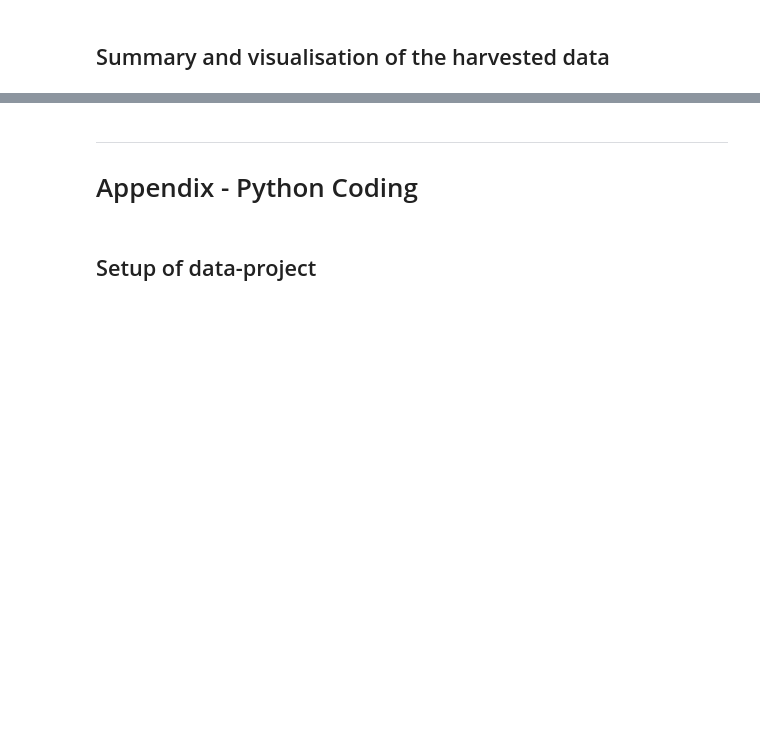
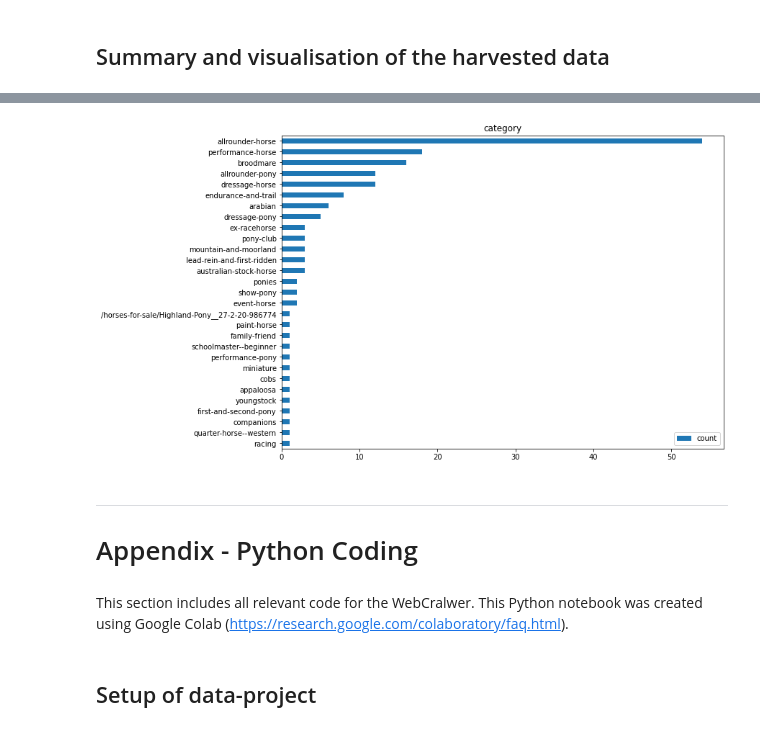
Before and after one commit to LachlanSharp/Lorem-ipsum, a Jupyter notebook: A3_Deliverable_2_Lachlan_Sharp.ipynb, the cells around one changed output, grey strips where cells are left out. Drawn from its saved outputs; the diff is of its cells as text; code cells hidden in the pictures; blank space fills up the shorter version.

```diff
--- a/A3_Deliverable_2_Lachlan_Sharp.ipynb
+++ b/A3_Deliverable_2_Lachlan_Sharp.ipynb
@@ -197,7 +347,19 @@ By default (and design), the `BeautifulSoup` library would “loose” the emoji
+# %%
+# Horse listings by category
+# * Note: category was determined by parsing from the listing's URL
+fig, ax = plt.subplots(figsize=(11, 8))
+columnName = 'category'
+tmp_df = df_tophorse_item_details[columnName].value_counts().to_frame('count').sort_values('count', ascending=True)
+tmp_df.plot.barh(ax = ax, title = columnName)
+plt.show()
+# %% [output]
+[figure, added]
 # %% [markdown]
 ---
 
 # Appendix - Python Coding
+# %% [markdown]
+This section includes all relevant code for the WebCralwer. This Python notebook was created using Google Colab (https://research.google.com/colaboratory/faq.html).
 # %% [markdown]
 ## Setup of data-project
 # %% [markdown]
```
Also changed, not shown: parts of 76 cells of this notebook.
